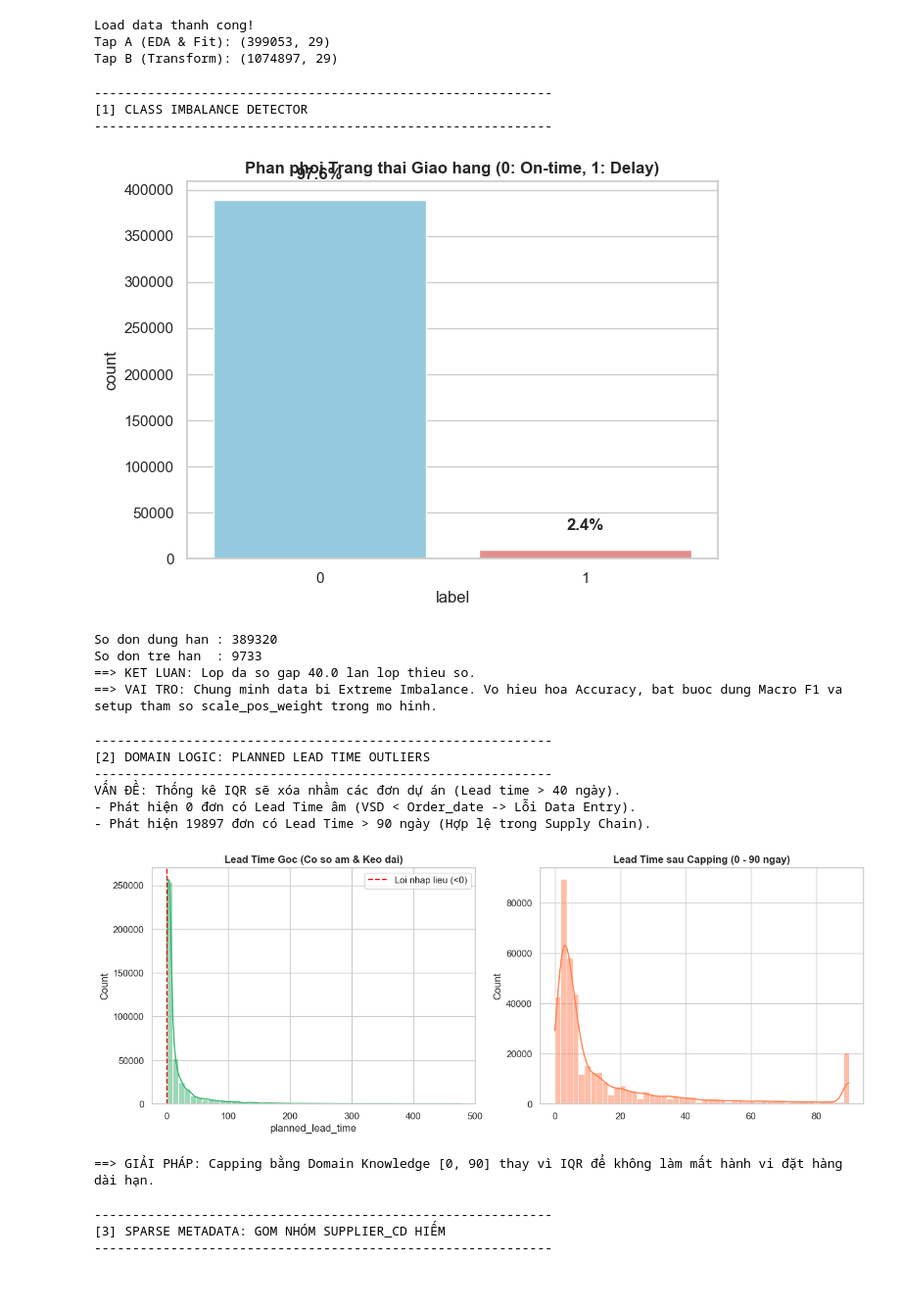
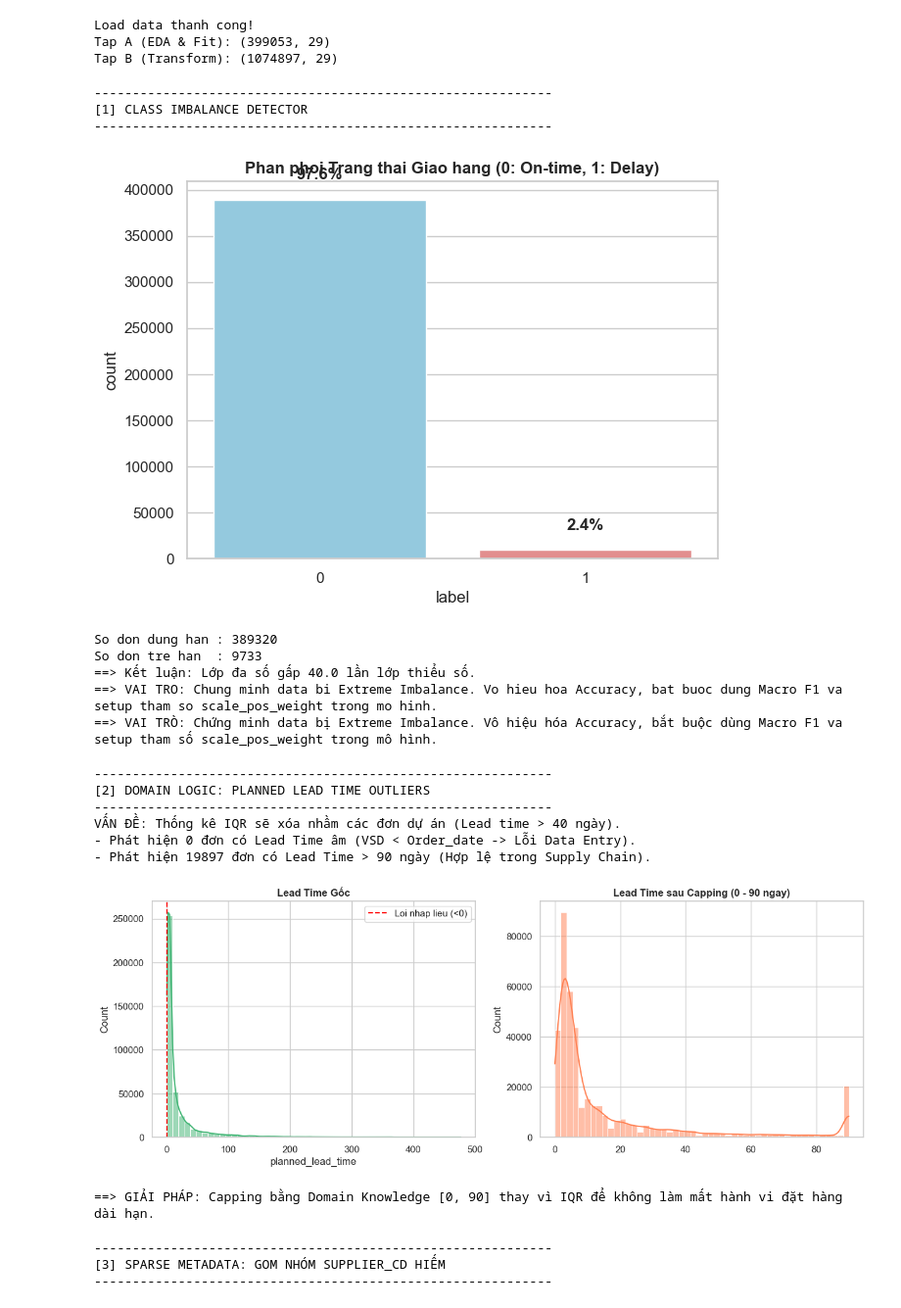
Before and after one commit to KhanhDao1512/Delay-analysis, a Jupyter notebook: Feature_engineering.ipynb, the cells around one changed output. Shown at 98% size. Drawn from its saved outputs; the diff is of its cells as text; code cells hidden in the pictures.

```diff
--- a/Feature_engineering.ipynb
+++ b/Feature_engineering.ipynb
@@ -59,9 +83,9 @@ def detect_class_imbalance(df):
 
     print(f"So don dung han : {ontime_count}")
     print(f"So don tre han  : {delay_count}")
-    print(f"==> KET LUAN: Lop da so gap {ratio:.1f} lan lop thieu so.")
+    print(f"==> Kết luận: Lớp đa số gấp {ratio:.1f} lần lớp thiểu số.")
     print("==> VAI TRO: Chung minh data bi Extreme Imbalance. Vo hieu hoa Accuracy, bat buoc dung Macro F1 va setup tham so scale_pos_weight trong mo hinh.")
-
+    print("==> VAI TRÒ: Chứng minh data bị Extreme Imbalance. Vô hiệu hóa Accuracy, bắt buộc dùng Macro F1 va setup tham số scale_pos_weight trong mô hình.")
 detect_class_imbalance(df_A)
 # %% [output]
 ------------------------------------------------------------
@@ -70,13 +94,29 @@ detect_class_imbalance(df_A)
 [figure]
 So don dung han : 389320
 So don tre han  : 9733
-==> KET LUAN: Lop da so gap 40.0 lan lop thieu so.
+==> Kết luận: Lớp đa số gấp 40.0 lần lớp thiểu số.
 ==> VAI TRO: Chung minh data bi Extreme Imbalance. Vo hieu hoa Accuracy, bat buoc dung Macro F1 va setup tham so scale_pos_weight trong mo hinh.
+==> VAI TRÒ: Chứng minh data bị Extreme Imbalance. Vô hiệu hóa Accuracy, bắt buộc dùng Macro F1 va setup tham số scale_pos_weight trong mô hình.
 # %%
 # -----------------------------------------------------------
 # 2. PHÂN TÍCH ĐƠN BIẾN: TIME OUTLIERS VS DOMAIN KNOWLEDGE
 # -----------------------------------------------------------
 def analyze_lead_time_outliers(df):
+    """
+    Mục tiêu:
+    - Trực quan hóa phân phối của biến thời gian chờ dự kiến (planned_lead_time).
+    - Phát hiện các điểm bất hợp lý về mặt logic (như thời gian âm) và các đơn hàng dự án kéo dài.
+    - So sánh phân phối trước và sau khi áp dụng kỹ thuật Capping (Windsorization).
+
+    [QUAN SÁT TỪ BIỂU ĐỒ (OBSERVATION)]:
+    - Hình bên trái (Gốc): Dữ liệu bị lệch phải rất nặng (Right-skewed). Có một lượng nhỏ đơn hàng nằm bên trái vạch đỏ (Lead Time < 0), đây chắc chắn là lỗi nhập liệu (Data Entry Error) vì ngày giao không thể diễn ra trước ngày đặt. Phần đuôi kéo dài qua mốc 100-200 ngày phản ánh các đơn hàng dự án (Project Orders) - điều rất bình thường trong Supply Chain.
+    - Hình bên phải (Sau Capping): Phân phối trở nên gọn gàng hơn. Phần đuôi dài đã được gom lại tại mốc 90 ngày (tạo thành một cột nhô lên ở cuối).
+
+    [HÀNH ĐỘNG/KẾT LUẬN]:
+    - Nếu dùng IQR hay Z-Score, thuật toán sẽ nhầm tưởng các đơn hàng > 40 ngày là nhiễu và xóa đi, làm mất đi một phân khúc khách hàng quan trọng.
+    - Giải pháp: Dùng Hard Threshold (0 và 90). Quy các giá trị âm về 0 và Capping các giá trị > 90 về đúng 90.
+    - Tuy Lead time có long tail kéo dài > 400 ngày, nhưng vì mật độ giảm mạnh sau khoảng 90 ngày nên em chọn mốc này là điểm cân bằng thông tin và giảm nhiễu.
+    """
     print("-" * 60)
     print("[2] DOMAIN LOGIC: PLANNED LEAD TIME OUTLIERS")
     print("-" * 60)
@@ -85,36 +125,36 @@ def analyze_lead_time_outliers(df):
 
     # Biểu đồ gốc
     sns.histplot(df['planned_lead_time'].dropna(), bins=50, color='mediumseagreen', kde=True, ax=axes[0])
-    axes[0].set_title('Lead Time Goc (Co so am & Keo dai)', fontweight='bold')
+    axes[0].set_title('Lead Time Gốc', fontweight='bold')
     axes[0].axvline(0, color='red', linestyle='--', label='Loi nhap lieu (<0)')
     axes[0].legend()
 
     negative_lt = df[df['planned_lead_time'] < 0].shape[0]
     super_long_lt = df[df['planned_lead_time'] > 90].shape[0]
 
     print("VẤN ĐỀ: Thống kê IQR sẽ xóa nhầm các đơn dự án (Lead time > 40 ngày).")
     print(f"- Phát hiện {negative_lt} đơn có Lead Time âm (VSD < Order_date -> Lỗi Data Entry).")
     print(f"- Phát hiện {super_long_lt} đơn có Lead Time > 90 ngày (Hợp lệ trong Supply Chain).")
 
     # Mô phỏng Capping
     temp_lt = np.where(df['planned_lead_time'] < 0, 0, df['planned_lead_time'])
     temp_lt = np.where(temp_lt > 90, 90, temp_lt)
 
     sns.histplot(temp_lt, bins=50, color='coral', kde=True, ax=axes[1])
     axes[1].set_title('Lead Time sau Capping (0 - 90 ngay)', fontweight='bold')
     plt.show()
 
     print("==> GIẢI PHÁP: Capping bằng Domain Knowledge [0, 90] thay vì IQR để không làm mất hành vi đặt hàng dài hạn.")
 
 analyze_lead_time_outliers(df_A)
 # %% [output]
 ------------------------------------------------------------
 [2] DOMAIN LOGIC: PLANNED LEAD TIME OUTLIERS
 ------------------------------------------------------------
 VẤN ĐỀ: Thống kê IQR sẽ xóa nhầm các đơn dự án (Lead time > 40 ngày).
 - Phát hiện 0 đơn có Lead Time âm (VSD < Order_date -> Lỗi Data Entry).
 - Phát hiện 19897 đơn có Lead Time > 90 ngày (Hợp lệ trong Supply Chain).
-[figure, old version]
+[figure, new version]
 ==> GIẢI PHÁP: Capping bằng Domain Knowledge [0, 90] thay vì IQR để không làm mất hành vi đặt hàng dài hạn.
 # %%
 # -----------------------------------------------------------
```
Also changed, not shown: parts of 5 cells of this notebook.
